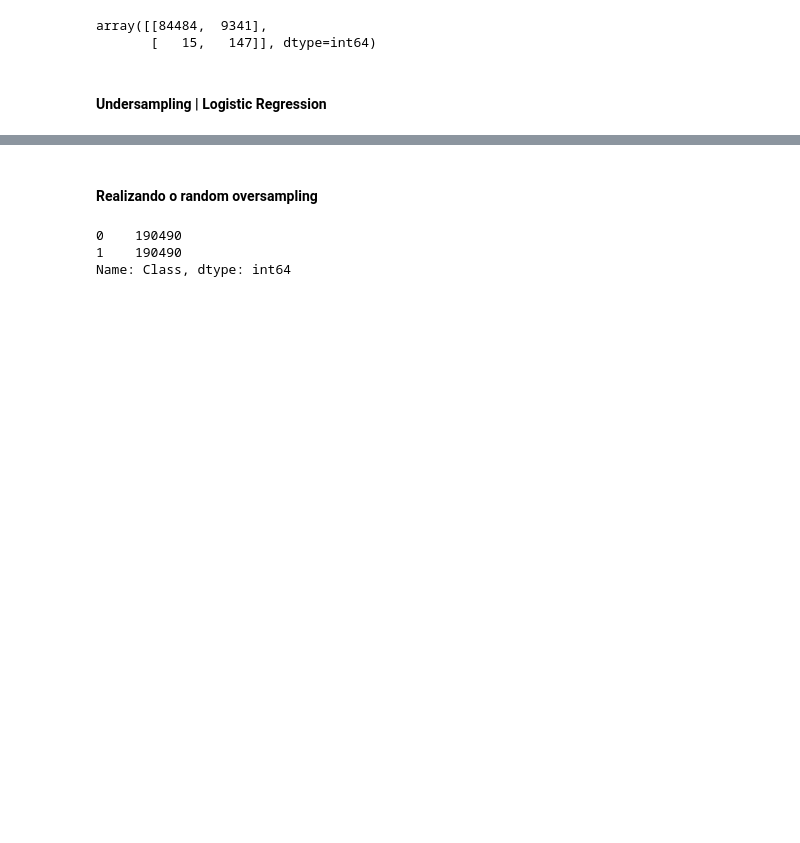
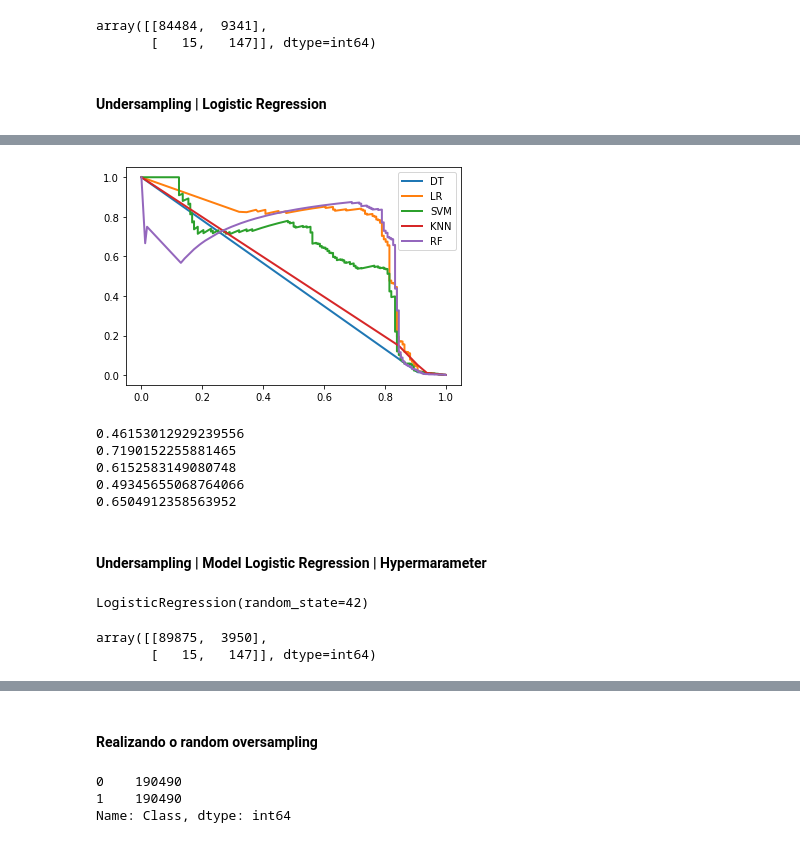
Before and after one commit to AnderCruz/ML_Fraud_Detection, a Jupyter notebook: FraudDetection.ipynb, the cells around one changed output, grey strips where cells are left out. Saved outputs shown, nothing was run; the diff lists cells and outputs as text; code cells hidden in the pictures; blank space fills up the shorter version.

```diff
--- a/FraudDetection.ipynb
+++ b/FraudDetection.ipynb
@@ -219,0 +251,4 @@ array([[93629,   196],
+# %%
+# Fazendo a previsão para os dados de teste
+y_pred_KNN = clf_KNN.predict(X_test)
+y_pred_proba_KNN = clf_KNN.predict_proba(X_test)
@@ -219,0 +263,5 @@ array([[93629,   196],
+# %%
+from sklearn.ensemble import RandomForestClassifier
+
+clf_RF = RandomForestClassifier(max_depth=2, random_state=0)
+clf_RF.fit(X_resRU, y_resRU)
@@ -219,0 +270,4 @@ array([[93629,   196],
+# %%
+# Fazendo a previsão para os dados de teste
+y_pred_RF = clf_RF.predict(X_test)
+y_pred_proba_RF = clf_RF.predict_proba(X_test)
@@ -219,0 +311,46 @@ array([[93629,   196],
+# %%
+# Precition Curv x Recall
+precision_DT, recall_DT, thresholds_DT = metrics.precision_recall_curve(y_test,y_pred_proba_DT[:,1])
+precision_LR, recall_LR, thresholds_LR = metrics.precision_recall_curve(y_test,y_pred_proba_LR[:,1])
+precision_SVM, recall_SVM, thresholds_SVM = metrics.precision_recall_curve(y_test,y_pred_proba_SVM[:,1])
+precision_KNN, recall_KNN, thresholds_KNN = metrics.precision_recall_curve(y_test,y_pred_proba_KNN[:,1])
+precision_RF, recall_RF, thresholds_RF = metrics.precision_recall_curve(y_test,y_pred_proba_RF[:,1])
+# %%
+# Graphic Curv x Recall
+import matplotlib.pyplot as plt
+fig, ax = plt.subplots()
+
+ax.plot(recall_DT, precision_DT, linewidth=2.0, label="DT")
+ax.plot(recall_LR, precision_LR, linewidth=2.0, label="LR")
+ax.plot(recall_SVM, precision_SVM, linewidth=2.0, label="SVM")
+ax.plot(recall_KNN, precision_KNN, linewidth=2.0, label="KNN")
+ax.plot(recall_RF, precision_RF, linewidth=2.0, label="RF")
+
+ax.legend()
+
+plt.show()
+# %% [output]
+[figure, added]
+# %%
+#Area calculation
+print(metrics.auc(recall_DT, precision_DT))
+print(metrics.auc(recall_LR, precision_LR))
+print(metrics.auc(recall_SVM, precision_SVM))
+print(metrics.auc(recall_KNN, precision_KNN))
+print(metrics.auc(recall_RF, precision_RF))
+# %% [output]
+0.46153012929239556
+0.7190152255881465
+0.6152583149080748
+0.49345655068764066
+0.6504912358563952
+# %% [markdown]
+#### Undersampling | Model Logistic Regression | Hypermarameter
+# %%
+from sklearn.linear_model import LogisticRegression
+
+clf_LR2 = LogisticRegression(random_state=42)
+
+clf_LR2.fit(X_resRU, y_resRU)
+# %% [output]
+LogisticRegression(random_state=42)
@@ -219,0 +361,6 @@ array([[93629,   196],
+# %%
+# Visualizando a matriz de confusão
+confusion_matrix(y_test,y_pred_LR2)
+# %% [output]
+array([[89875,  3950],
+       [   15,   147]], dtype=int64)
```
Also changed, not shown: parts of 63 cells of this notebook.
